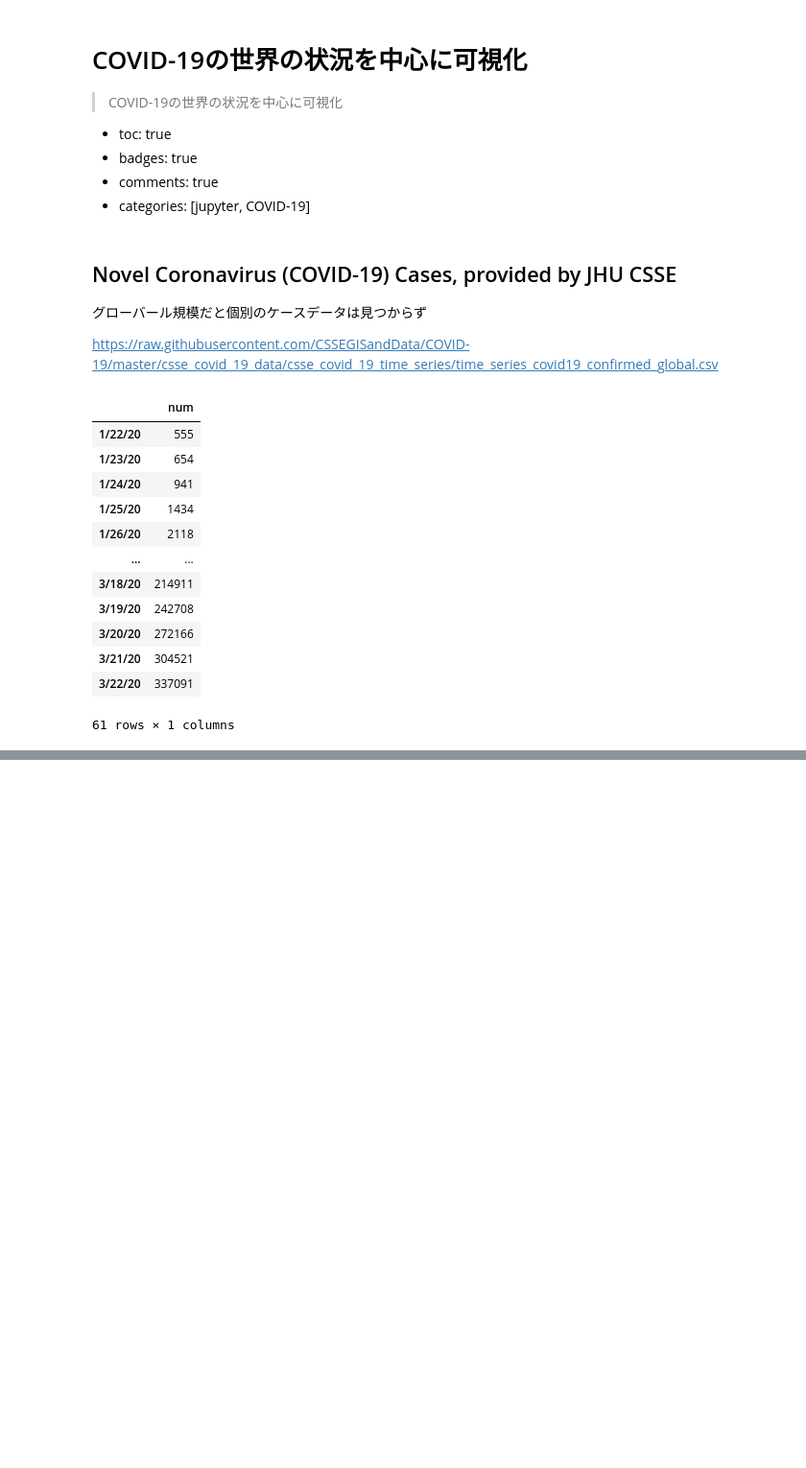
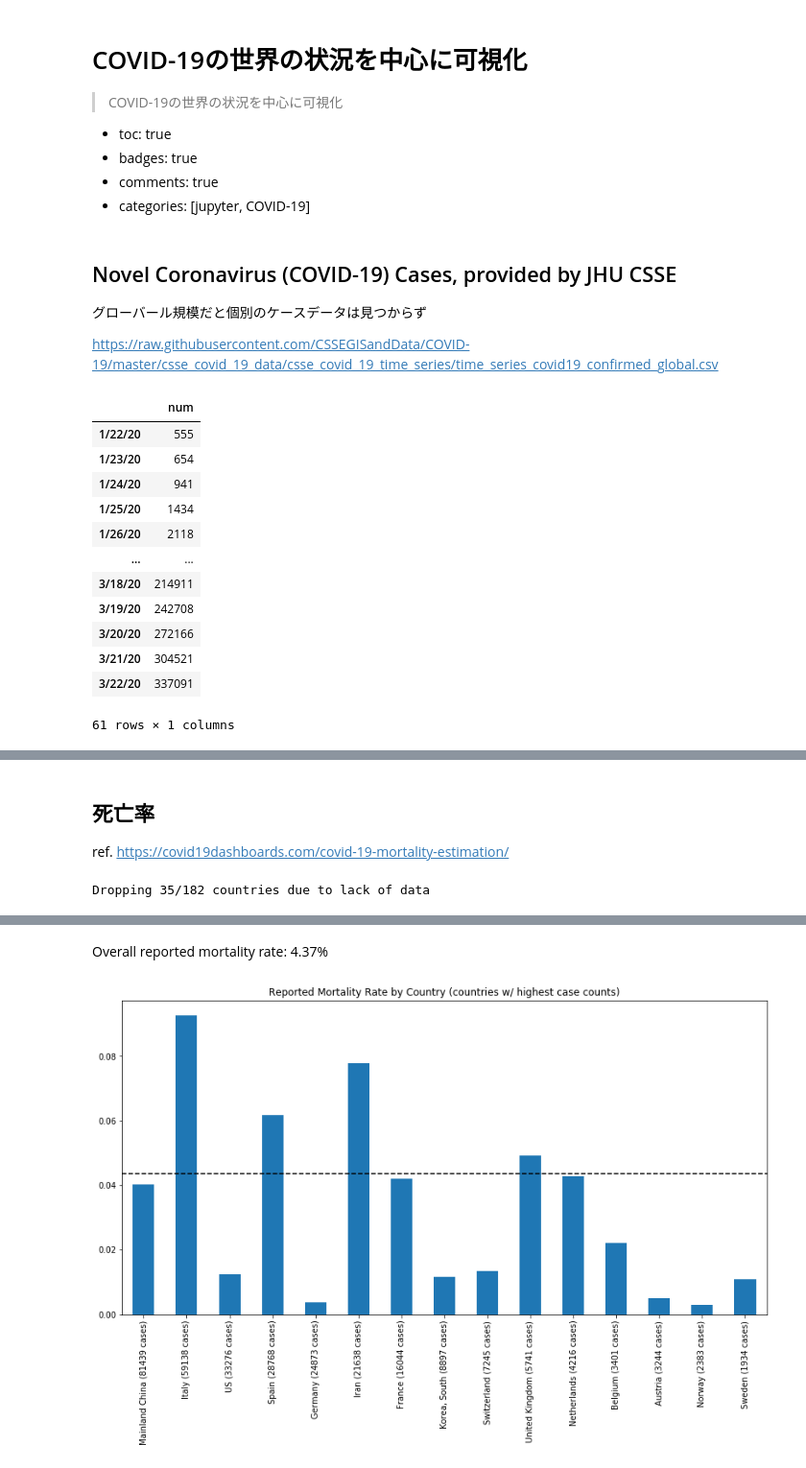
Before and after one commit to geeknees/fastpages_old, a Jupyter notebook: _notebooks/2020-03-24-COVID-19_WORLD.ipynb, the cells around one changed output, grey strips where cells are left out. Shown at 96% size. Saved outputs shown, nothing was run; the diff lists cells and outputs as text; code cells hidden in the pictures; blank space fills up the shorter version.

Commit message:
Add dashboard

```diff
--- a/_notebooks/2020-03-24-COVID-19_WORLD.ipynb
+++ b/_notebooks/2020-03-24-COVID-19_WORLD.ipynb
@@ -49,0 +237,6 @@ alt.Chart(df.reset_index()).mark_line().encode(
+# %%
+# importing datasets
+url = 'https://raw.githubusercontent.com/imdevskp/covid_19_jhu_data_web_scrap_and_cleaning/master/covid_19_clean_complete.csv'
+full_table = pd.read_csv(url,
+                         parse_dates=['Date'])
+full_table.head()
@@ -49,0 +263,17 @@ alt.Chart(df.reset_index()).mark_line().encode(
+# %%
+# cases in the ships
+ship = full_table[full_table['Province/State'].str.contains('Grand Princess')|full_table['Province/State'].str.contains('Diamond Princess cruise ship')]
+
+# china and the row
+china = full_table[full_table['Country/Region']=='China']
+row = full_table[full_table['Country/Region']!='China']
+
+# latest
+full_latest = full_table[full_table['Date'] == max(full_table['Date'])].reset_index()
+china_latest = full_latest[full_latest['Country/Region']=='China']
+row_latest = full_latest[full_latest['Country/Region']!='China']
+
+# latest condensed
+full_latest_grouped = full_latest.groupby('Country/Region')['Confirmed', 'Deaths', 'Recovered', 'Active'].sum().reset_index()
+china_latest_grouped = china_latest.groupby('Province/State')['Confirmed', 'Deaths', 'Recovered', 'Active'].sum().reset_index()
+row_latest_grouped = row_latest.groupby('Country/Region')['Confirmed', 'Deaths', 'Recovered', 'Active'].sum().reset_index()
@@ -49,0 +295,4 @@ alt.Chart(df.reset_index()).mark_line().encode(
+# %% [markdown]
+## 死亡率
+
+ref. https://covid19dashboards.com/covid-19-mortality-estimation/
@@ -49,0 +532,25 @@ alt.Chart(df.reset_index()).mark_line().encode(
+# %%
+# Load the data (see source/data.py):
+df, todays_date = get_all_data()
+# Impute NA's column-wise:
+df = df.apply(lambda x: x.fillna(x.mean()),axis=0)
+# %% [output]
+Dropping 35/182 countries due to lack of data
+# %%
+
+display(Markdown('Data as of %s' % todays_date))
+
+reported_mortality_rate = df['deaths'].sum() / df['cases'].sum()
+display(Markdown('Overall reported mortality rate: %.2f%%' % (100.0 * reported_mortality_rate)))
+
+df_highest = df.sort_values('cases', ascending=False).head(15)
+mortality_rate = pd.Series(
+    data=(df_highest['deaths']/df_highest['cases']).values,
+    index=map(lambda x: '%s (%i cases)' % (x, df_highest.loc[x]['cases']),
+              df_highest.index))
+ax = mortality_rate.plot.bar(
+    figsize=(14,7), title='Reported Mortality Rate by Country (countries w/ highest case counts)')
+ax.axhline(reported_mortality_rate, color='k', ls='--')
+
+plt.show()
+# %% [output]
@@ -49,0 +558,2 @@ alt.Chart(df.reset_index()).mark_line().encode(
+Overall reported mortality rate: 4.37%
+[figure, added]
```
Also changed, not shown: parts of 19 cells of this notebook.
